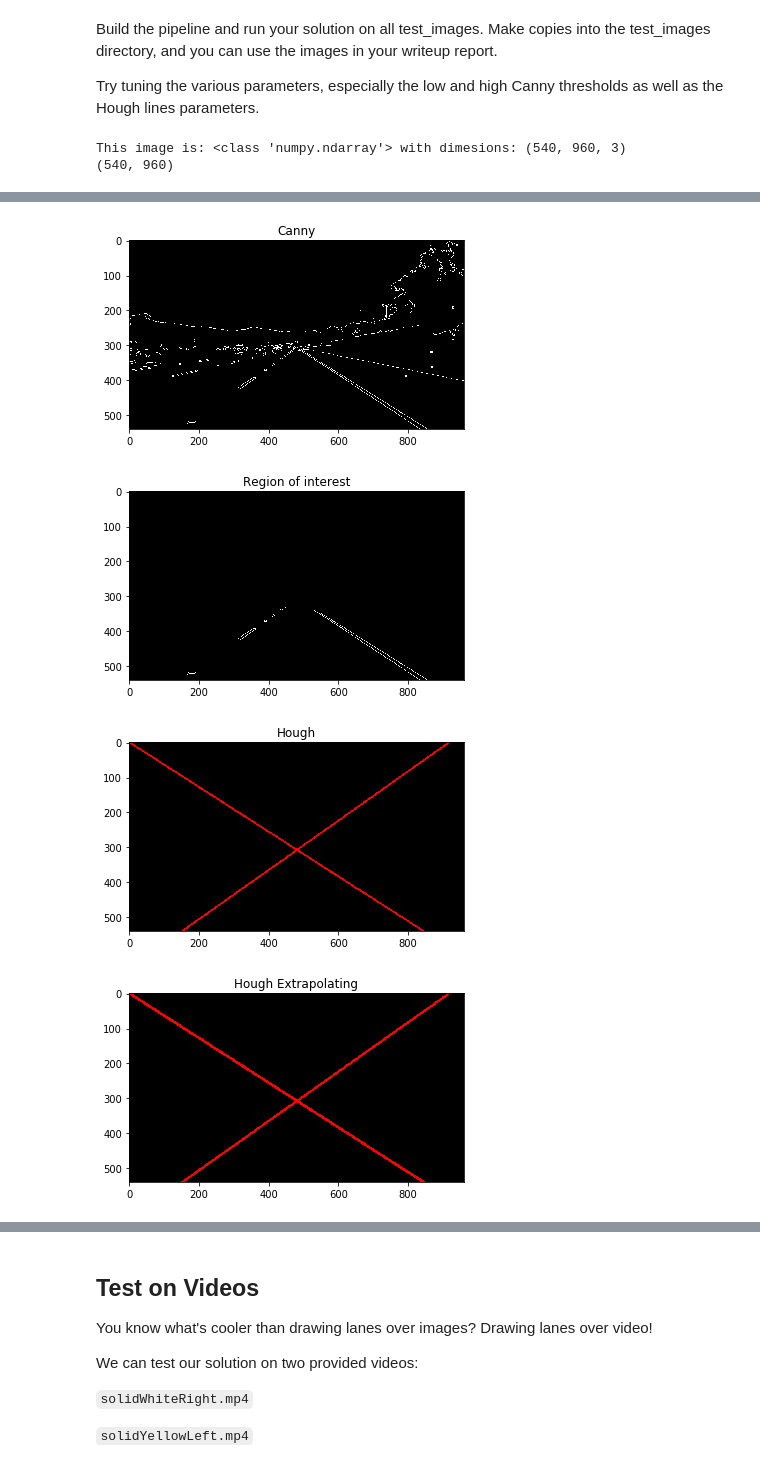
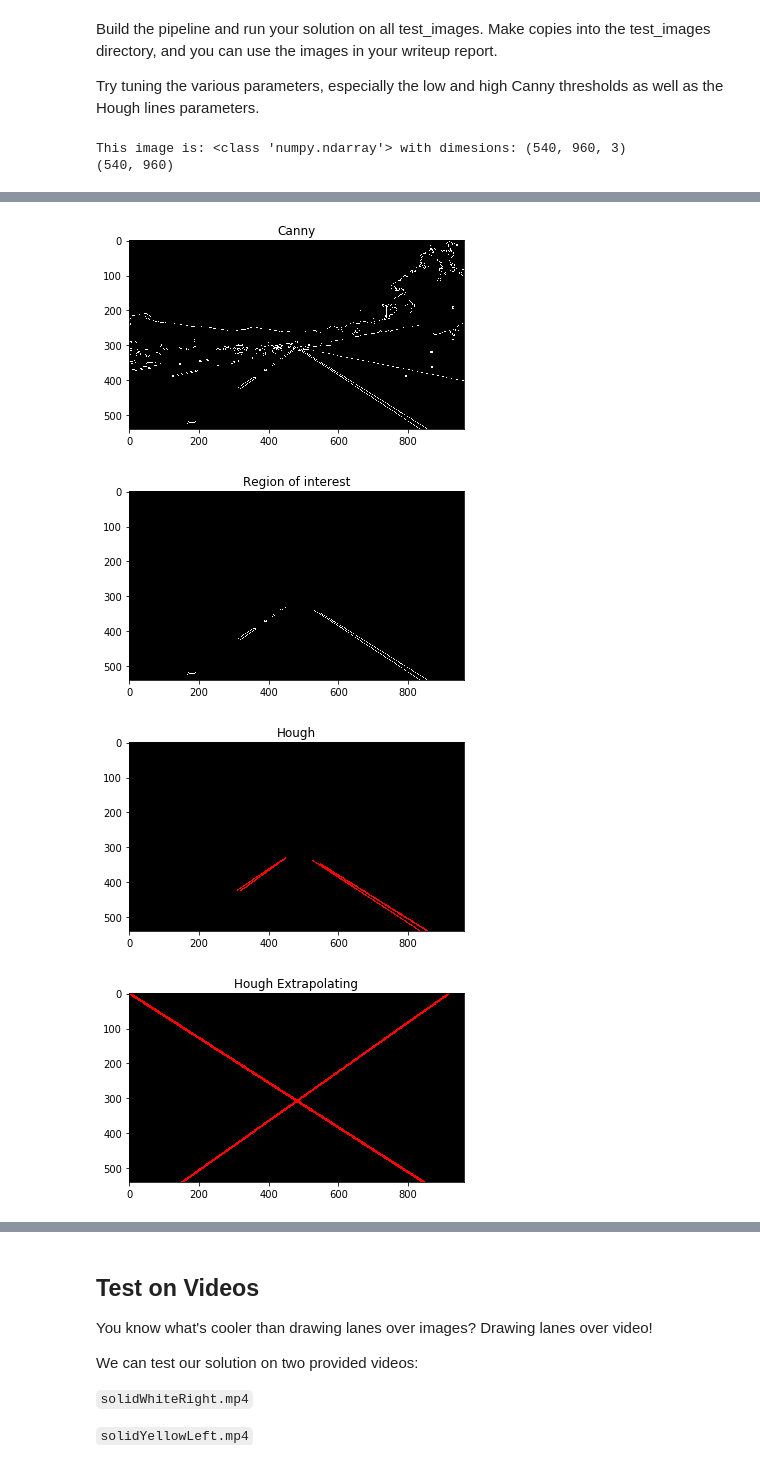
Before and after one commit to Maesla/Finding-Lane-Lines, a Jupyter notebook: mywork.ipynb, the cells around one changed output, grey strips where cells are left out. Cells and saved outputs as stored; diff of their text form; code cells hidden in the pictures.

```diff
--- a/mywork.ipynb
+++ b/mywork.ipynb
@@ -265,16 +311,20 @@ import matplotlib.image as mpimg
 import numpy as np
 import cv2
 import math
-
+import os
 %matplotlib inline
 
+path = "test_images/"
+images = os.listdir(path)
+#reading in an image
+#image = mpimg.imread('test_images/solidWhiteRight.jpg')
+image = mpimg.imread(path + images[1])
 
-#reading in an image
-image = mpimg.imread('test_images/solidWhiteRight.jpg')
+lane = DetectLaneLines(image)
 
 #printing out some stats and plotting
 print('This image is:', type(image), 'with dimesions:', image.shape)
-PlotImage(image, 1, 'Original')
+PlotImage(lane, 1, 'Original')
 
 gray = grayscale(image)
 PlotGrayImage(gray, 2, 'Grayscale')
@@ -311,9 +361,9 @@ houghImage = hough_lines(maskedImage, rho, theta, threshold, min_line_length, ma
 PlotGrayImage(houghImage, 6, 'Hough')
 
 houghImageExtrapolating = hough_lines_extrapolating(maskedImage, rho, theta, threshold, min_line_length, max_line_gap);
-PlotGrayImage(houghImage, 7, 'Hough Extrapolating')
+PlotGrayImage(houghImageExtrapolating, 7, 'Hough Extrapolating')
 
-maskedHough = region_of_interest(houghImage, imageMask);
+maskedHough = region_of_interest(houghImageExtrapolating, imageMask);
 combined = weighted_img(maskedHough, image)
 
 
@@ -325,8 +375,8 @@ This image is: <class 'numpy.ndarray'> with dimesions: (540, 960, 3)
 [figure]
 [figure]
 [figure]
 [figure]
-[figure, old version]
+[figure, new version]
 [figure]
 [figure]
 # %% [markdown]
```
Also changed, not shown: parts of 7 cells of this notebook, 3 other files.
